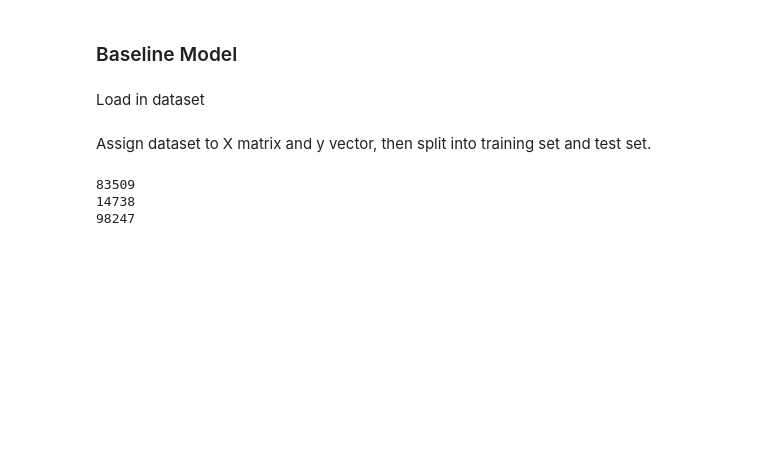
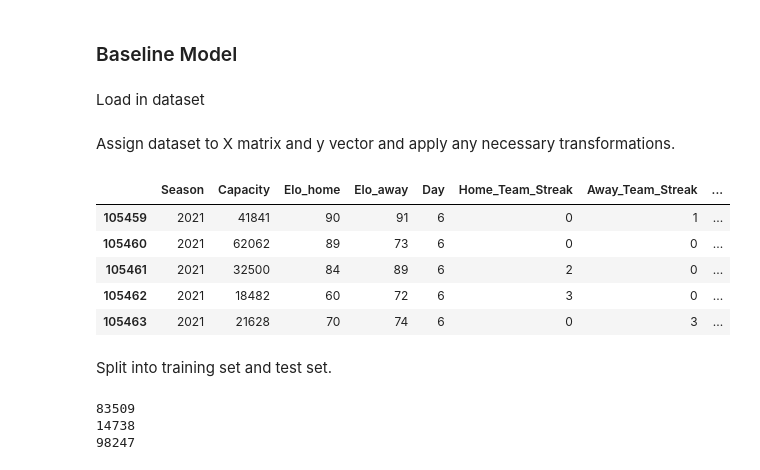
Before and after one commit to jonnysniper13/Football_Match_Outcome_Prediction, a Jupyter notebook: project/iv_model_1_lin_log_reg.ipynb, the cells around one changed output. Saved outputs shown, nothing was run; the diff lists cells and outputs as text; code cells hidden in the pictures; blank space fills up the shorter version.

```diff
--- a/project/iv_model_1_lin_log_reg.ipynb
+++ b/project/iv_model_1_lin_log_reg.ipynb
@@ -18,4 +18,4 @@ project_dir = os.path.dirname(os.path.abspath(''))
 df = pd.read_json(os.path.join(project_dir, 'model_prepped_dataset.json'))
 dtale.show(df).open_browser()
 # %% [markdown]
-Assign dataset to X matrix and y vector, then split into training set and test set.
+Assign dataset to X matrix and y vector and apply any necessary transformations.
@@ -22 +26,12 @@ Assign dataset to X matrix and y vector, then split into training set and test s
+# %%
+X.tail()
+# %% [output]
+|  | Season | Capacity | Elo_home | Elo_away | Day | Home_Team_Streak | Away_Team_Streak | ... |
+| 105459 | 2021 | 41841 | 90 | 91 | 6 | 0 | 1 | ... |
+| 105460 | 2021 | 62062 | 89 | 73 | 6 | 0 | 0 | ... |
+| 105461 | 2021 | 32500 | 84 | 89 | 6 | 2 | 0 | ... |
+| 105462 | 2021 | 18482 | 60 | 72 | 6 | 3 | 0 | ... |
+| 105463 | 2021 | 21628 | 70 | 74 | 6 | 0 | 3 | ... |
+# %% [markdown]
+Split into training set and test set.
 # %%
```
Also changed, not shown: parts of 4 cells of this notebook, 3 other files.
